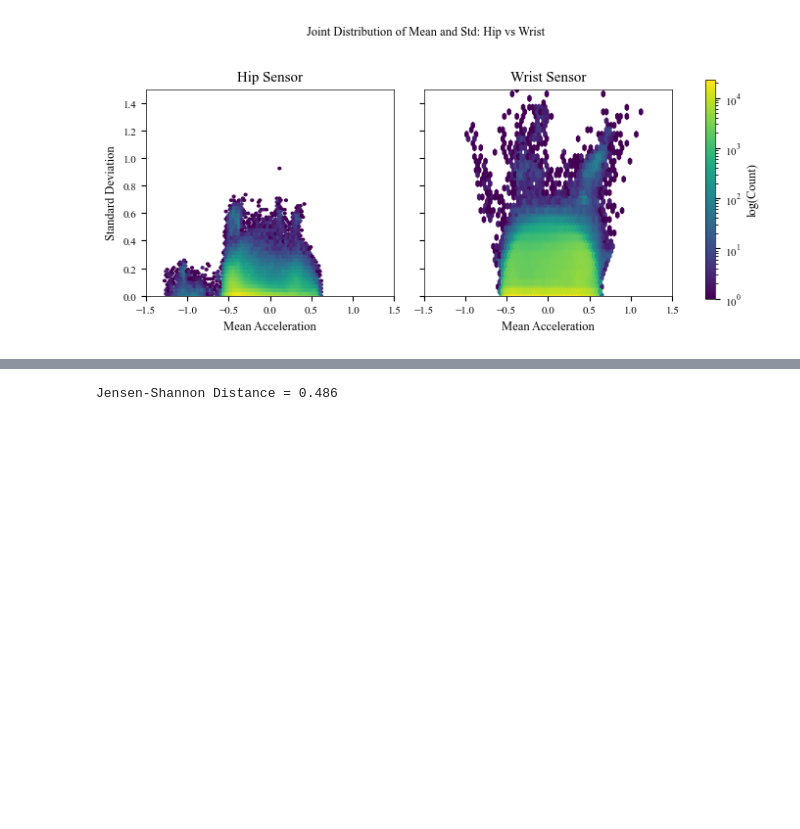
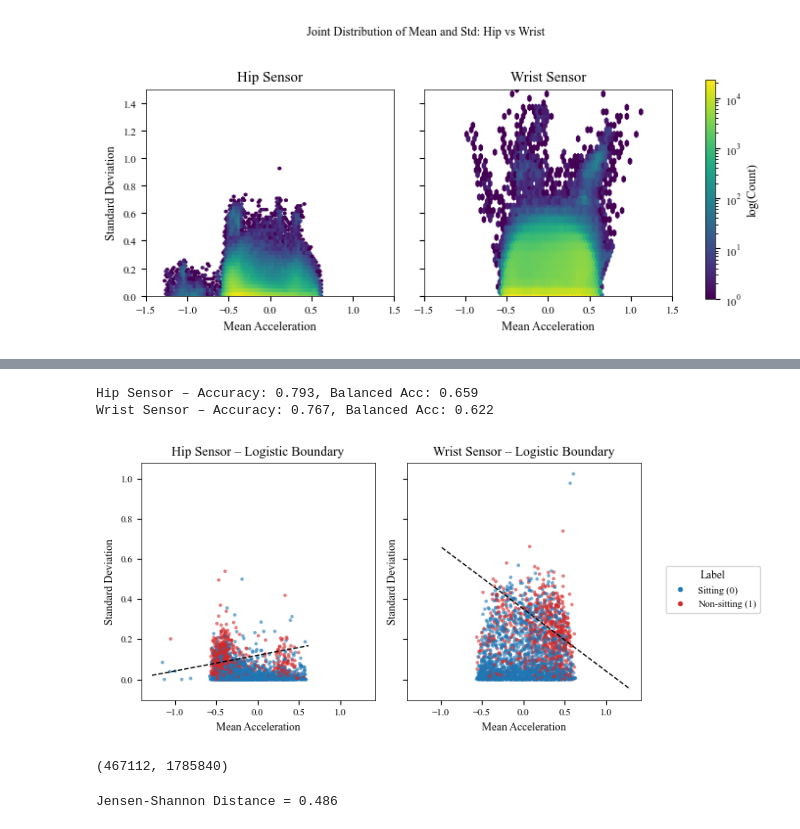
Before and after one commit to yuc0805/DeepPostures_MAE, a Jupyter notebook: MoCA/submit_figure.ipynb, the cells around one changed output, grey strips where cells are left out. Drawn from its saved outputs; the diff is of its cells as text; code cells hidden in the pictures; blank space fills up the shorter version.

```diff
--- a/MoCA/submit_figure.ipynb
+++ b/MoCA/submit_figure.ipynb
@@ -680,3 +697,76 @@ FileNotFoundError: [Errno 2] No such file or directory: 'backup/hip_mean.npy'
+# %%
+import numpy as np
+import matplotlib.pyplot as plt
+from sklearn.linear_model import LogisticRegression
+from sklearn.metrics import accuracy_score, balanced_accuracy_score
+
+# Load data (flattened so labels match 1-to-1 with mean/std)
+hip_mean = np.load('assest/backup/hip_mean.npy').flatten()
+hip_std = np.load('assest/backup/hip_std.npy').flatten()
+hip_labels = np.load('assest/backup/hip_labels.npy').flatten()
+
+wrist_mean = np.load('assest/backup/wrist_mean.npy').flatten()
+wrist_std = np.load('assest/backup/wrist_std.npy').flatten()
+wrist_labels = np.load('assest/backup/wrist_labels.npy').flatten()
+
+def fit_and_plot(mean, std, labels, sensor_name, ax, cmap=["#1f77b4", "#d62728"]):
+    """Fit logistic regression and plot decision boundary."""
+    X = np.vstack([mean, std]).T
+    y = labels
+
+    # Fit logistic regression
+    clf = LogisticRegression().fit(X, y)
+
+    # Evaluate
+    y_pred = clf.predict(X)
+    acc = accuracy_score(y, y_pred)
+    bal_acc = balanced_accuracy_score(y, y_pred)
+    print(f"{sensor_name} – Accuracy: {acc:.3f}, Balanced Acc: {bal_acc:.3f}")
+
+    # Plot scatter
+    sample_idx = np.random.choice(len(mean), size=3000, replace=False)
+    sc = ax.scatter(mean[sample_idx], std[sample_idx], c=y[sample_idx],
+                    cmap=plt.matplotlib.colors.ListedColormap(cmap),
+                    s=8, alpha=0.6, edgecolor="none")
+
+    # Plot decision boundary (line: w0 + w1*mean + w2*std = 0)
+    x_vals = np.linspace(mean.min(), mean.max(), 200)
+    y_vals = -(clf.intercept_[0] + clf.coef_[0,0]*x_vals) / clf.coef_[0,1]
+    ax.plot(x_vals, y_vals, "k--", linewidth=1)
+
+    ax.set_title(f"{sensor_name} – Logistic Boundary")
+    ax.set_xlabel("Mean Acceleration")
+    ax.set_ylabel("Standard Deviation")
+    return sc
+
+# Make figure
+fig, axs = plt.subplots(1, 2, figsize=(7, 3.5), sharex=True, sharey=True)
+
+sc1 = fit_and_plot(hip_mean, hip_std, hip_labels, "Hip Sensor", axs[0])
+sc2 = fit_and_plot(wrist_mean, wrist_std, wrist_labels, "Wrist Sensor", axs[1])
+
+# Legend (dot style)
+from matplotlib.lines import Line2D
+legend_elements = [
+    Line2D([0], [0], marker="o", color="w", label="Sitting (0)",
+           markerfacecolor="#1f77b4", markersize=5),
+    Line2D([0], [0], marker="o", color="w", label="Non-sitting (1)",
+           markerfacecolor="#d62728", markersize=5)
+]
+fig.legend(handles=legend_elements, title="Label",
+           loc="center right", bbox_to_anchor=(1.08, 0.5))
+
+plt.tight_layout(rect=[0, 0, 0.9, 1])
+plt.savefig("hip_wrist_logistic_boundary.pdf", dpi=600, bbox_inches="tight")
+plt.show()
+# %% [output]
+Hip Sensor – Accuracy: 0.793, Balanced Acc: 0.659
+Wrist Sensor – Accuracy: 0.767, Balanced Acc: 0.622
+[figure, added]
+# %%
+wrist_labels.sum(),len(wrist_labels)
+# %% [output]
+(467112, 1785840)
 # %%
 from scipy.stats import wasserstein_distance
 from scipy.spatial.distance import jensenshannon
```
Also changed, not shown: parts of 1 cell of this notebook, 3 other files.
